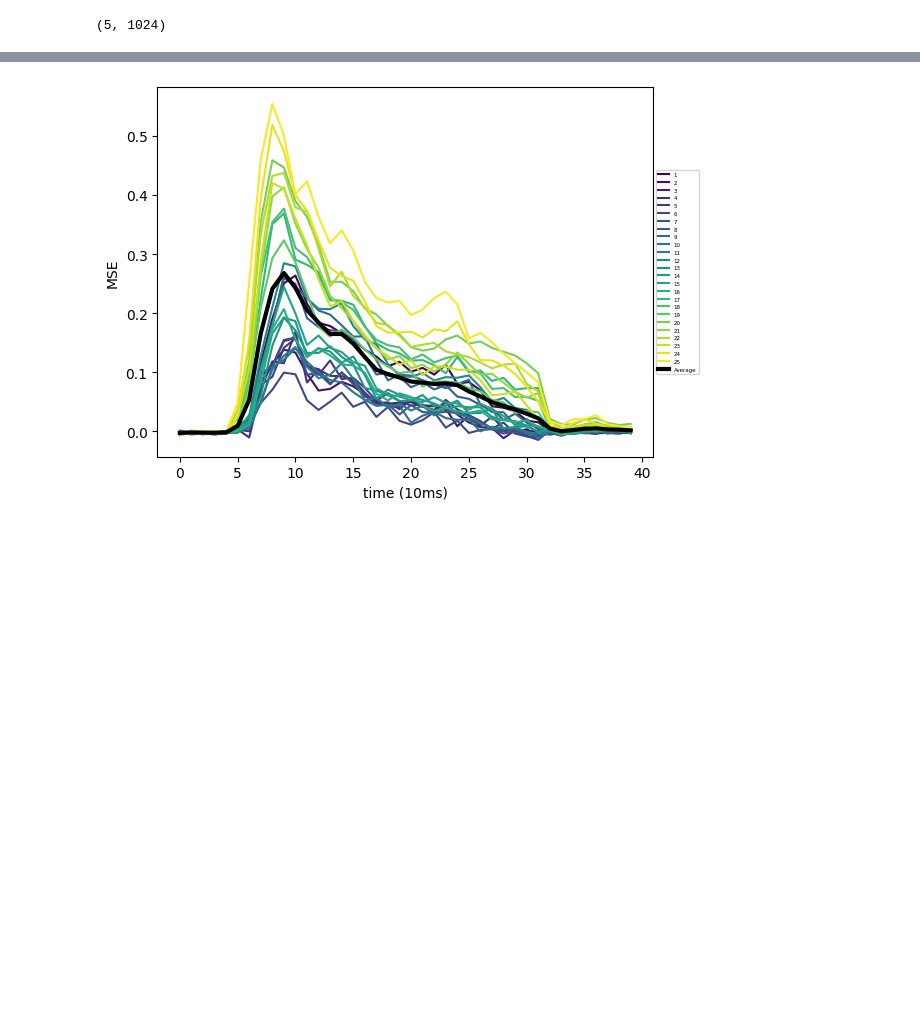
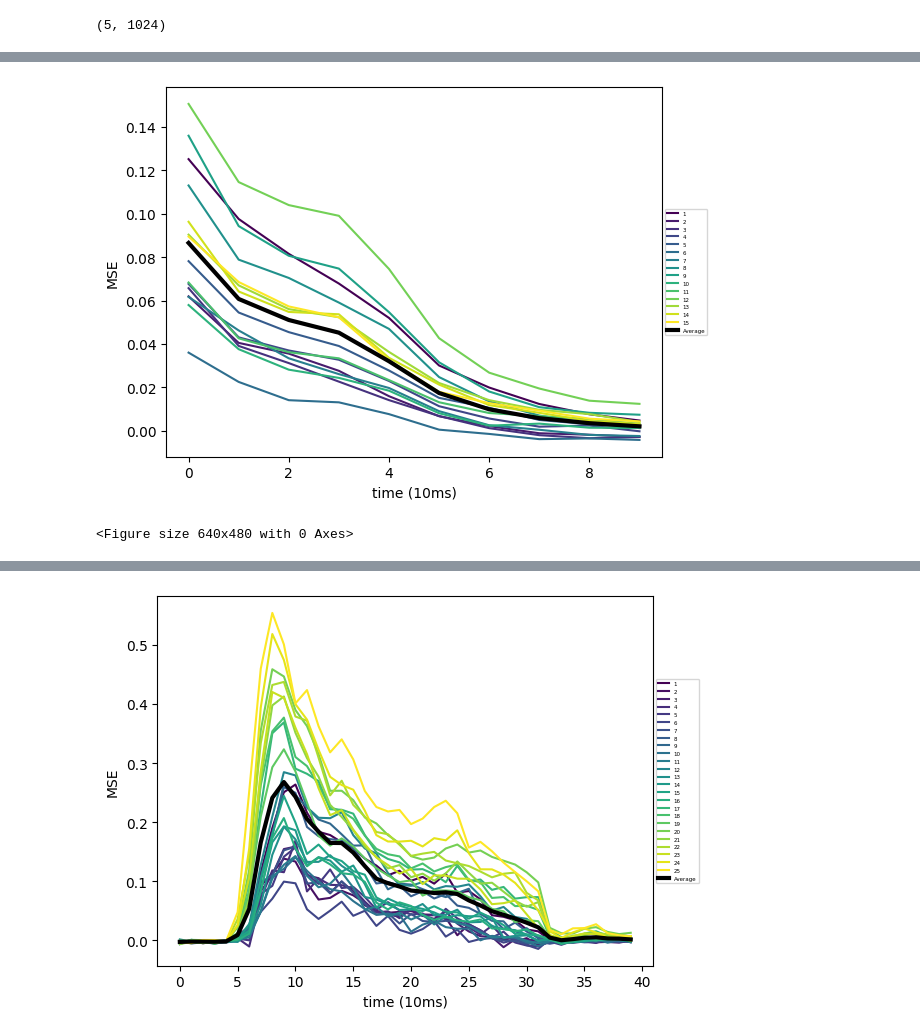
Before and after one commit to TizianoCausin01/useful_stuff, a Jupyter notebook: python_scripts/scripts/regression_oop_dev.ipynb, the cells around one changed output, grey strips where cells are left out. Cells and saved outputs as stored; diff of their text form; code cells hidden in the pictures; blank space fills up the shorter version.

```diff
--- a/python_scripts/scripts/regression_oop_dev.ipynb
+++ b/python_scripts/scripts/regression_oop_dev.ipynb
@@ -502,0 +511,22 @@ plt.plot(np.mean(p_arr, axis=0), linestyle="--");
+# %%
+model = dyn_linear_encoding('ridge', 'kf', 10, score_type="r2", symmetric=True)
+model.fit_general_dyn(TimeSeries(ba_raster.get_array()[:,:40, :4000], ba_raster.get_fs()), TimeSeries(ba_raster.get_array()[:,:40, :4000], ba_raster.get_fs()))
+p = model.predict_general_dyn(ba_raster.get_array()[:,15, :100])
+s = model.score_general_dyn(TimeSeries(ba_raster.get_array()[:,:30, 4000:], ba_raster.get_fs()), TimeSeries(ba_raster.get_array()[:,:30, 4000:], ba_raster.get_fs()))
+# %%
+cmap = plt.cm.viridis
+t_pts = len(s)
+colors = cmap(np.linspace(0, 1, ba_raster.get_array().shape[0]))
+for i, c in enumerate(colors):
+    plt.plot(s.get_array().T[1:, i], color=c, label=f"{i+1}");
+    # plt.plot(time_score_r2[i,:], color=c, label=f"{i+1}")
+# plt.plot(time_score)
+plt.plot(np.mean(s.get_array()[:,1:], axis=0), linewidth="3", color="k", label="Average")
+plt.legend(fontsize=4, loc="center left", bbox_to_anchor=(1, 0.5))
+plt.ylabel("MSE")
+plt.xlabel("time (10ms)")
+plt.show()
+plt.tight_layout()
+# %% [output]
+[figure, added]
+<Figure size 640x480 with 0 Axes>
```
Also changed, not shown: parts of 11 cells of this notebook, 7 other files.
